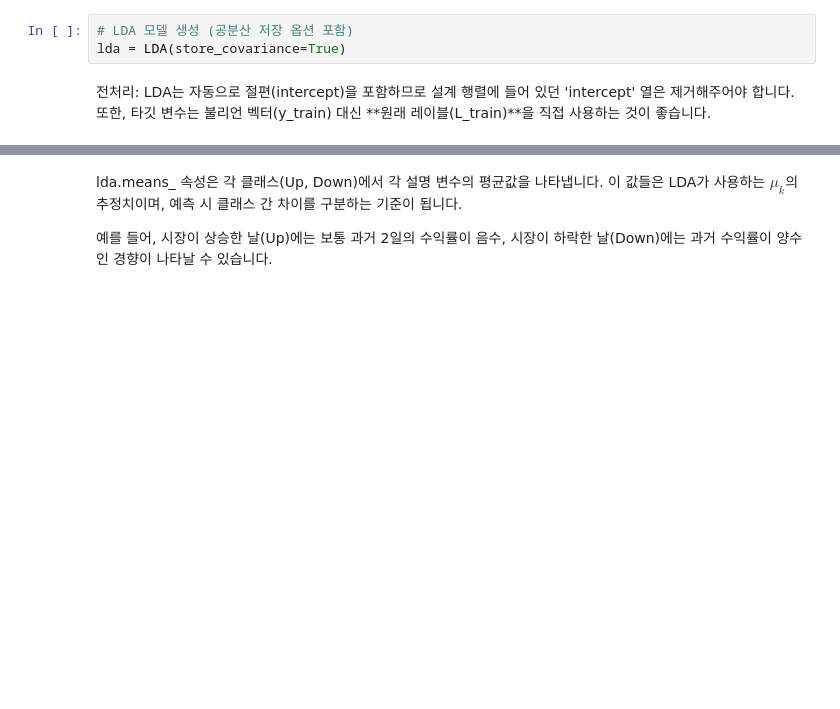
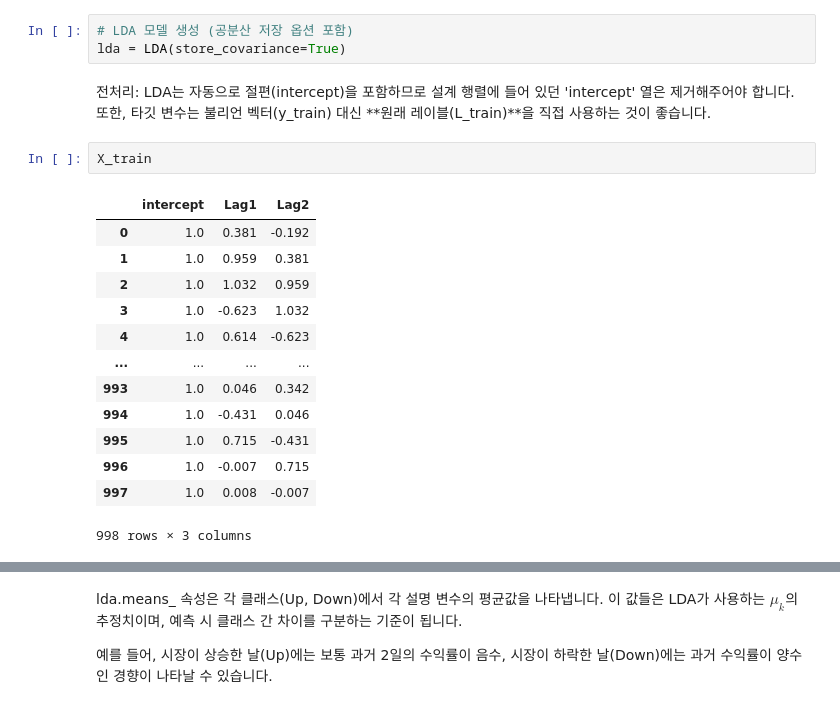
Before and after one commit to KO0HO/DataMining, a Jupyter notebook: Ch04-classification-lab.ipynb, the cells around one changed output, grey strips where cells are left out. Saved outputs shown, nothing was run; the diff lists cells and outputs as text; blank space fills up the shorter version.

```diff
--- a/Ch04-classification-lab.ipynb
+++ b/Ch04-classification-lab.ipynb
@@ -442,4 +450,20 @@ lda = LDA(store_covariance=True)
 전처리: LDA는 자동으로 절편(intercept)을 포함하므로
 설계 행렬에 들어 있던 'intercept' 열은 제거해주어야 합니다.
 또한, 타깃 변수는 불리언 벡터(y_train) 대신 **원래 레이블(L_train)**을 직접 사용하는 것이 좋습니다.
+# %%
+X_train
+# %% [output]
+|  | intercept | Lag1 | Lag2 |
+| 0 | 1.0 | 0.381 | -0.192 |
+| 1 | 1.0 | 0.959 | 0.381 |
+| 2 | 1.0 | 1.032 | 0.959 |
+| 3 | 1.0 | -0.623 | 1.032 |
+| 4 | 1.0 | 0.614 | -0.623 |
+| ... | ... | ... | ... |
+| 993 | 1.0 | 0.046 | 0.342 |
+| 994 | 1.0 | -0.431 | 0.046 |
+| 995 | 1.0 | 0.715 | -0.431 |
+| 996 | 1.0 | -0.007 | 0.715 |
+| 997 | 1.0 | 0.008 | -0.007 |
+998 rows × 3 columns
 # %%
```
Also changed, not shown: parts of 5 cells of this notebook.
